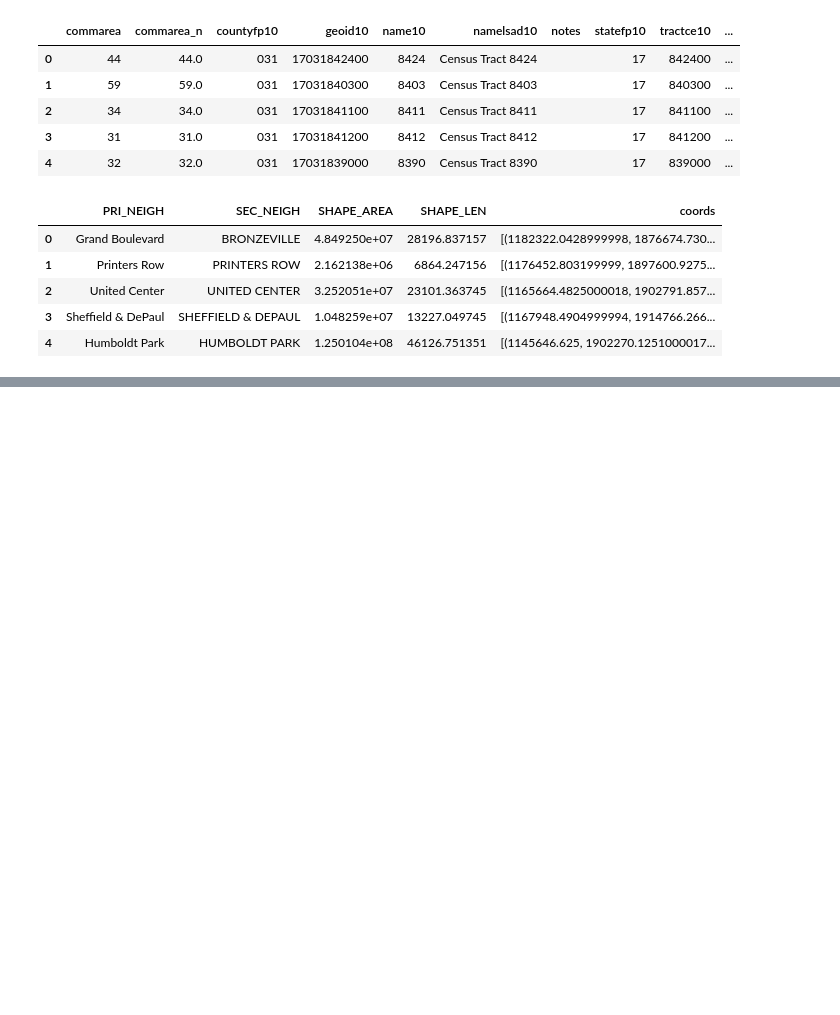
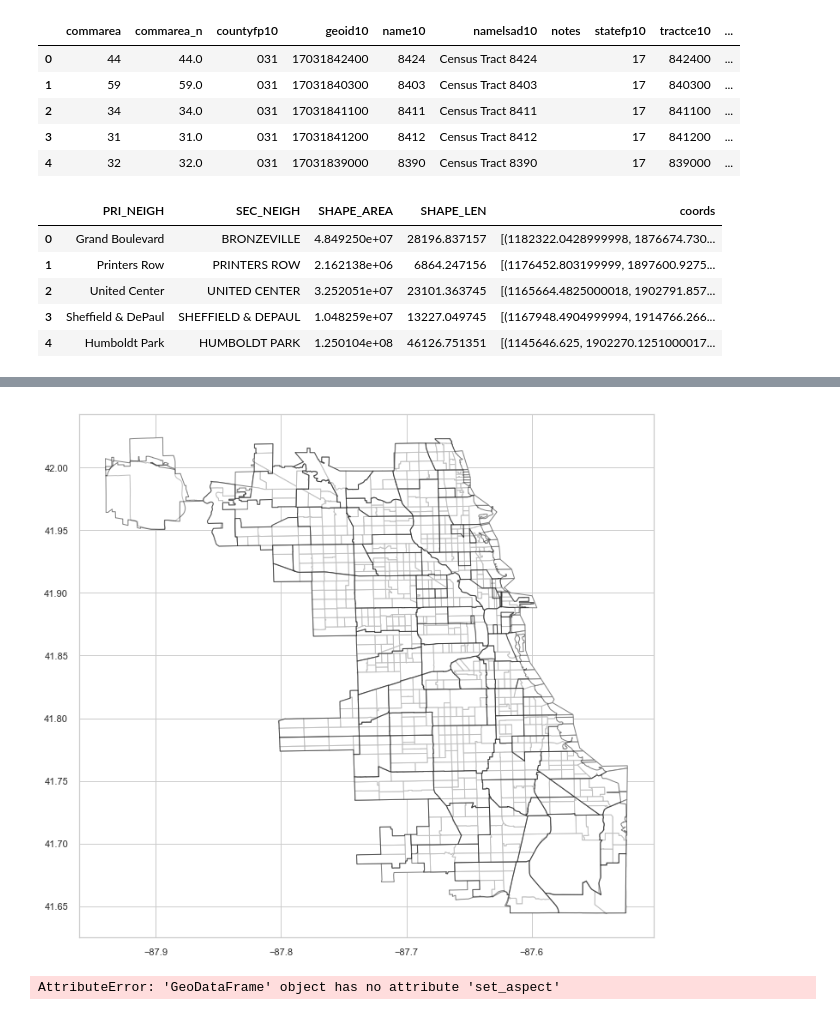
Before and after one commit to chell0011/MMA1, a Jupyter notebook: Mapping Regions.ipynb, the cells around one changed output, grey strips where cells are left out. Saved outputs shown, nothing was run; the diff lists cells and outputs as text; code cells hidden in the pictures; blank space fills up the shorter version.

```diff
--- a/Mapping Regions.ipynb
+++ b/Mapping Regions.ipynb
@@ -114,0 +163,9 @@ def plot_map(sf, x_lim = None, y_lim = None, figsize = (15,15)):
+# %%
+ax = chicago_census.plot(color="white", edgecolor="grey", figsize=(12, 12))
+full_map = chicago_pd.plot(ax=ax, alpha=.5, color="white", edgecolor="black", figsize=(12,12));
+# %% [output]
+[figure, added]
+# %%
+chicago_crime_gdf.plot(ax=chicago_union, marker="o", color="red");
+# %% [output]
+AttributeError: 'GeoDataFrame' object has no attribute 'set_aspect'
```
Also changed, not shown: parts of 15 cells of this notebook, 3 other files.
